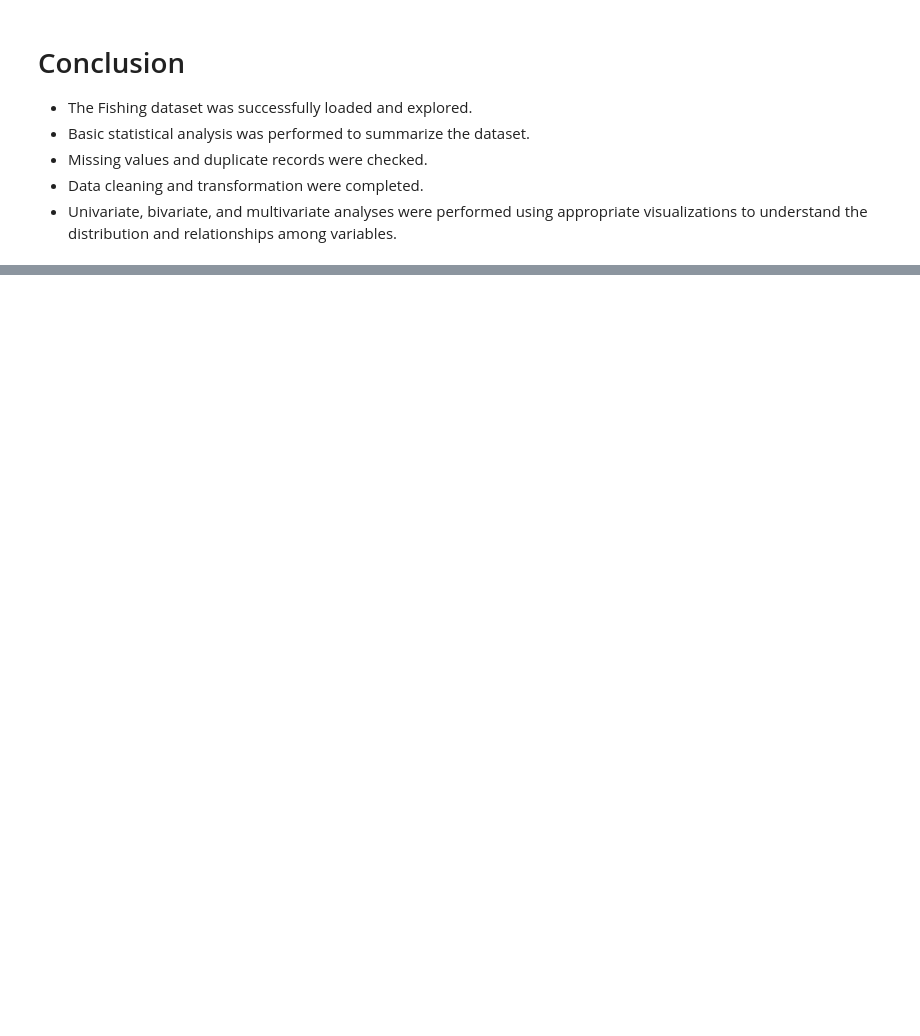
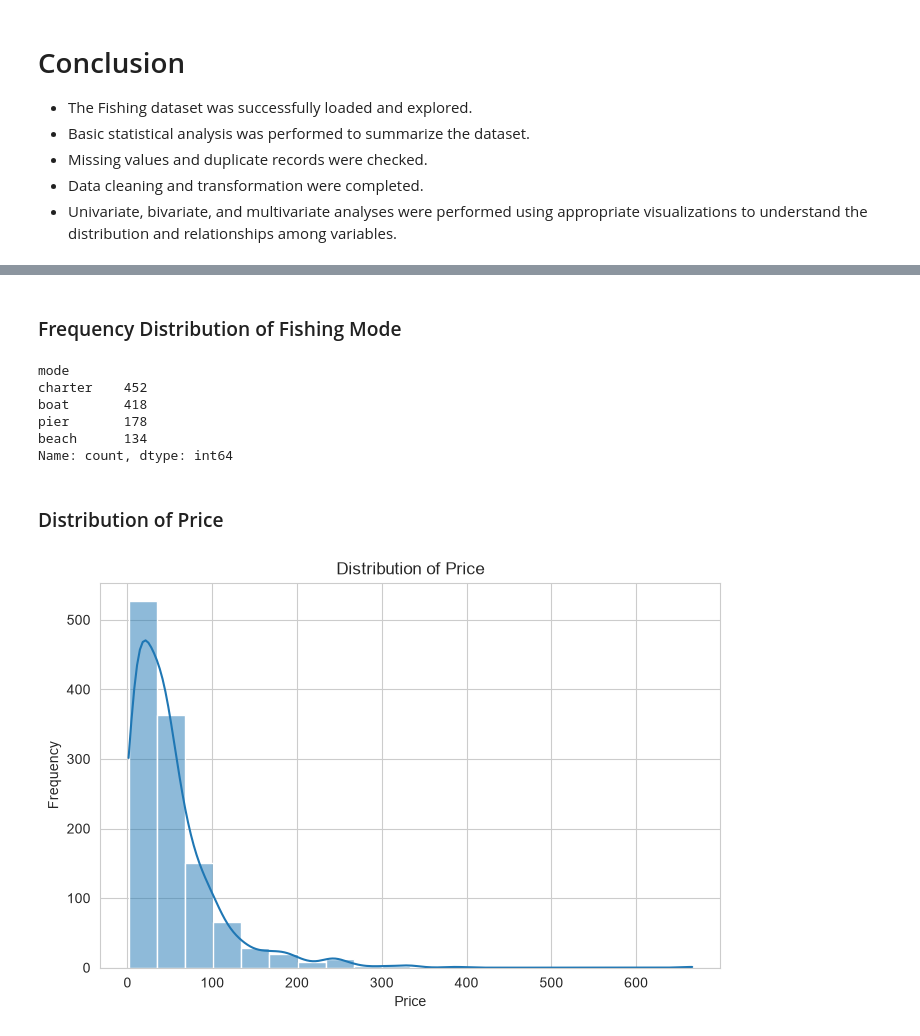
Before and after one commit to SaukhyadMohole/Mohole-Saukhyad-Bhupendra, a Jupyter notebook: EDA_Phase1_Fishing.ipynb, the cells around one changed output, grey strips where cells are left out. Cells and saved outputs as stored; diff of their text form; code cells hidden in the pictures; blank space fills up the shorter version.

Commit message:
Update EDA Phase 2

```diff
--- a/EDA_Phase1_Fishing.ipynb
+++ b/EDA_Phase1_Fishing.ipynb
@@ -475,0 +490,2 @@ plt.show()
+# %%
+phase2_df = pd.read_csv("Fishing.csv")
@@ -475,0 +593,24 @@ plt.show()
+# %% [markdown]
+### Frequency Distribution of Fishing Mode
+# %%
+mode_frequency = phase2_df["mode"].value_counts()
+
+mode_frequency
+# %% [output]
+mode
+charter    452
+boat       418
+pier       178
+beach      134
+Name: count, dtype: int64
+# %% [markdown]
+### Distribution of Price
+# %%
+plt.figure(figsize=(8,5))
+sns.histplot(phase2_df["price"], bins=20, kde=True)
+plt.title("Distribution of Price")
+plt.xlabel("Price")
+plt.ylabel("Frequency")
+plt.show()
+# %% [output]
+[figure, added]
```
Also changed, not shown: parts of 79 cells of this notebook.
